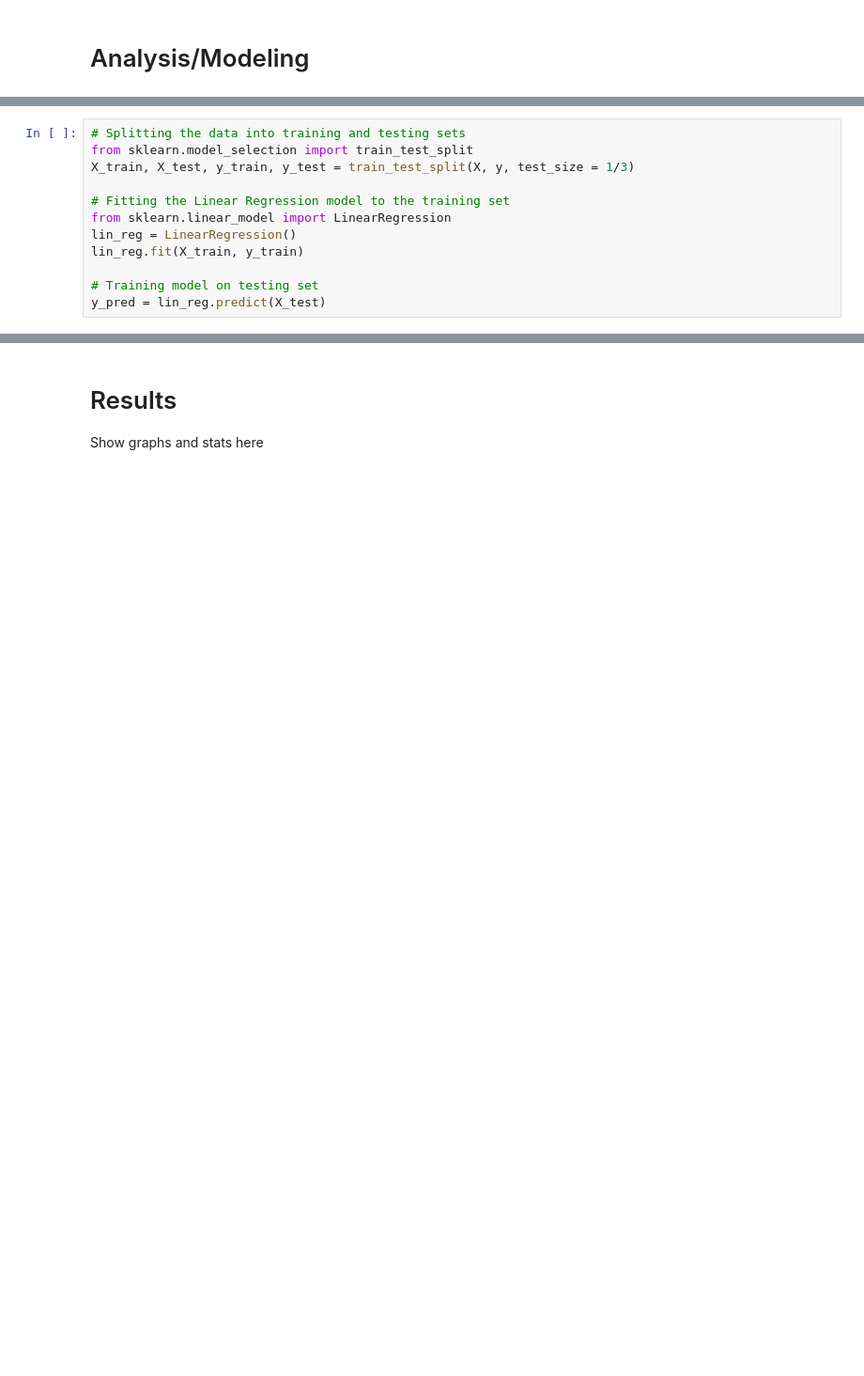
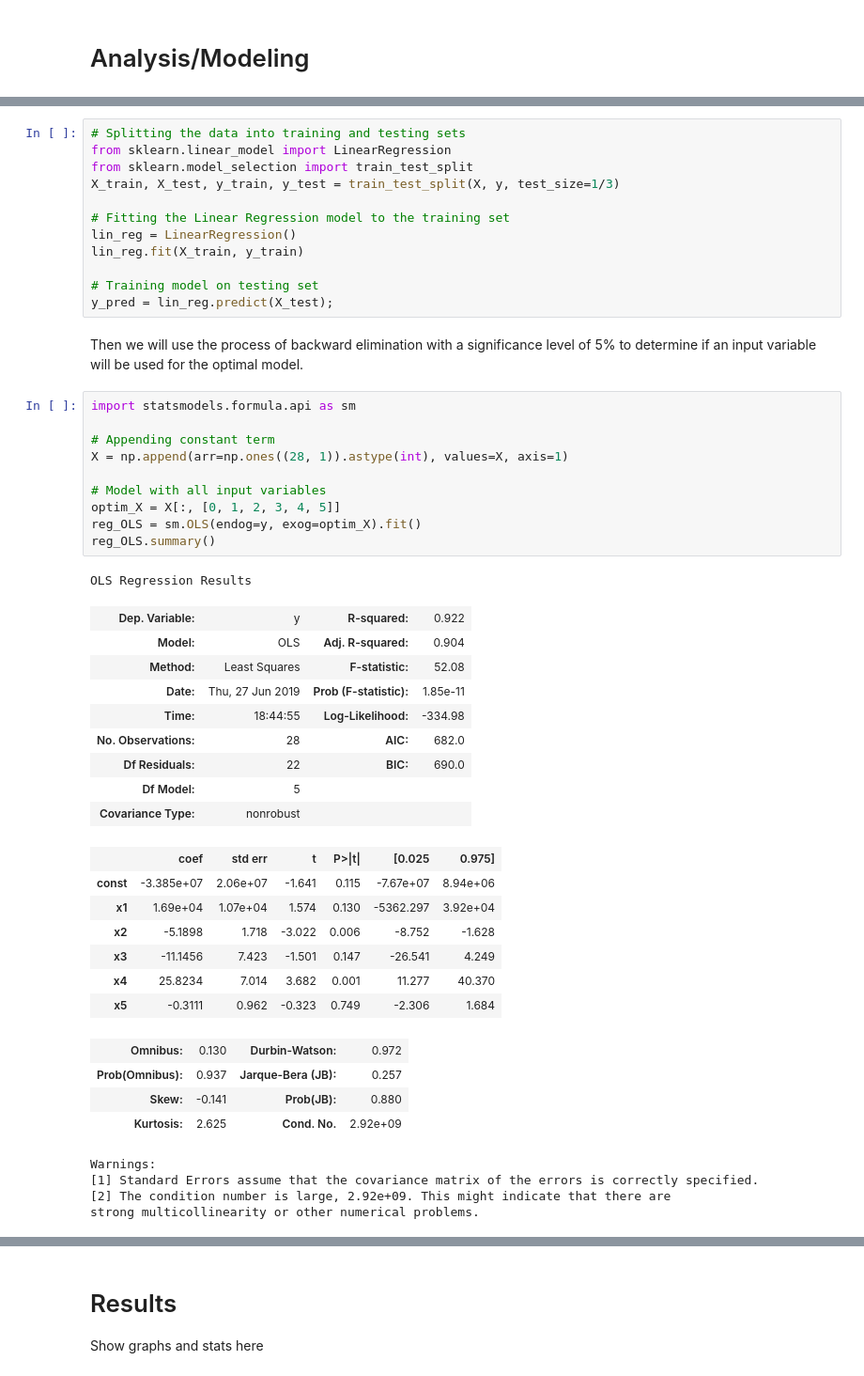
Before and after one commit to rahbar227/Fairfax-County-Housing, a Jupyter notebook: Fairfax_County_Housing_Predictions.ipynb, the cells around one changed output, grey strips where cells are left out. Shown: that part at 94% size. Saved outputs shown, nothing was run; the diff lists cells and outputs as text; blank space fills up the shorter version.

```diff
--- a/Fairfax_County_Housing_Predictions.ipynb
+++ b/Fairfax_County_Housing_Predictions.ipynb
@@ -80,12 +110,50 @@ Firstly, we will work with a multivariate linear regression model :
 # %%
 # Splitting the data into training and testing sets
+from sklearn.linear_model import LinearRegression
 from sklearn.model_selection import train_test_split
-X_train, X_test, y_train, y_test = train_test_split(X, y, test_size = 1/3)
+X_train, X_test, y_train, y_test = train_test_split(X, y, test_size=1/3)
 
 # Fitting the Linear Regression model to the training set
-from sklearn.linear_model import LinearRegression
 lin_reg = LinearRegression()
 lin_reg.fit(X_train, y_train)
 
 # Training model on testing set
-y_pred = lin_reg.predict(X_test)
+y_pred = lin_reg.predict(X_test);
+# %% [markdown]
+Then we will use the process of backward elimination with a significance level of 5% to determine if an input variable will be used for the optimal model.
+# %%
+import statsmodels.formula.api as sm
+
+# Appending constant term
+X = np.append(arr=np.ones((28, 1)).astype(int), values=X, axis=1)
+
+# Model with all input variables
+optim_X = X[:, [0, 1, 2, 3, 4, 5]]
+reg_OLS = sm.OLS(endog=y, exog=optim_X).fit()
+reg_OLS.summary()
+# %% [output]
+OLS Regression Results
+| Dep. Variable: | y | R-squared: | 0.922 |
+| Model: | OLS | Adj. R-squared: | 0.904 |
+| Method: | Least Squares | F-statistic: | 52.08 |
+| Date: | Thu, 27 Jun 2019 | Prob (F-statistic): | 1.85e-11 |
+| Time: | 18:44:55 | Log-Likelihood: | -334.98 |
+| No. Observations: | 28 | AIC: | 682.0 |
+| Df Residuals: | 22 | BIC: | 690.0 |
+| Df Model: | 5 |  |  |
+| Covariance Type: | nonrobust |  |  |
+|  | coef | std err | t | P>|t| | [0.025 | 0.975] |
+| const | -3.385e+07 | 2.06e+07 | -1.641 | 0.115 | -7.67e+07 | 8.94e+06 |
+| x1 | 1.69e+04 | 1.07e+04 | 1.574 | 0.130 | -5362.297 | 3.92e+04 |
+| x2 | -5.1898 | 1.718 | -3.022 | 0.006 | -8.752 | -1.628 |
+| x3 | -11.1456 | 7.423 | -1.501 | 0.147 | -26.541 | 4.249 |
+| x4 | 25.8234 | 7.014 | 3.682 | 0.001 | 11.277 | 40.370 |
+| x5 | -0.3111 | 0.962 | -0.323 | 0.749 | -2.306 | 1.684 |
+| Omnibus: | 0.130 | Durbin-Watson: | 0.972 |
+| Prob(Omnibus): | 0.937 | Jarque-Bera (JB): | 0.257 |
+| Skew: | -0.141 | Prob(JB): | 0.880 |
+| Kurtosis: | 2.625 | Cond. No. | 2.92e+09 |
+Warnings:
+[1] Standard Errors assume that the covariance matrix of the errors is correctly specified.
+[2] The condition number is large, 2.92e+09. This might indicate that there are
+strong multicollinearity or other numerical problems.
```
Also changed, not shown: parts of 12 cells of this notebook.
